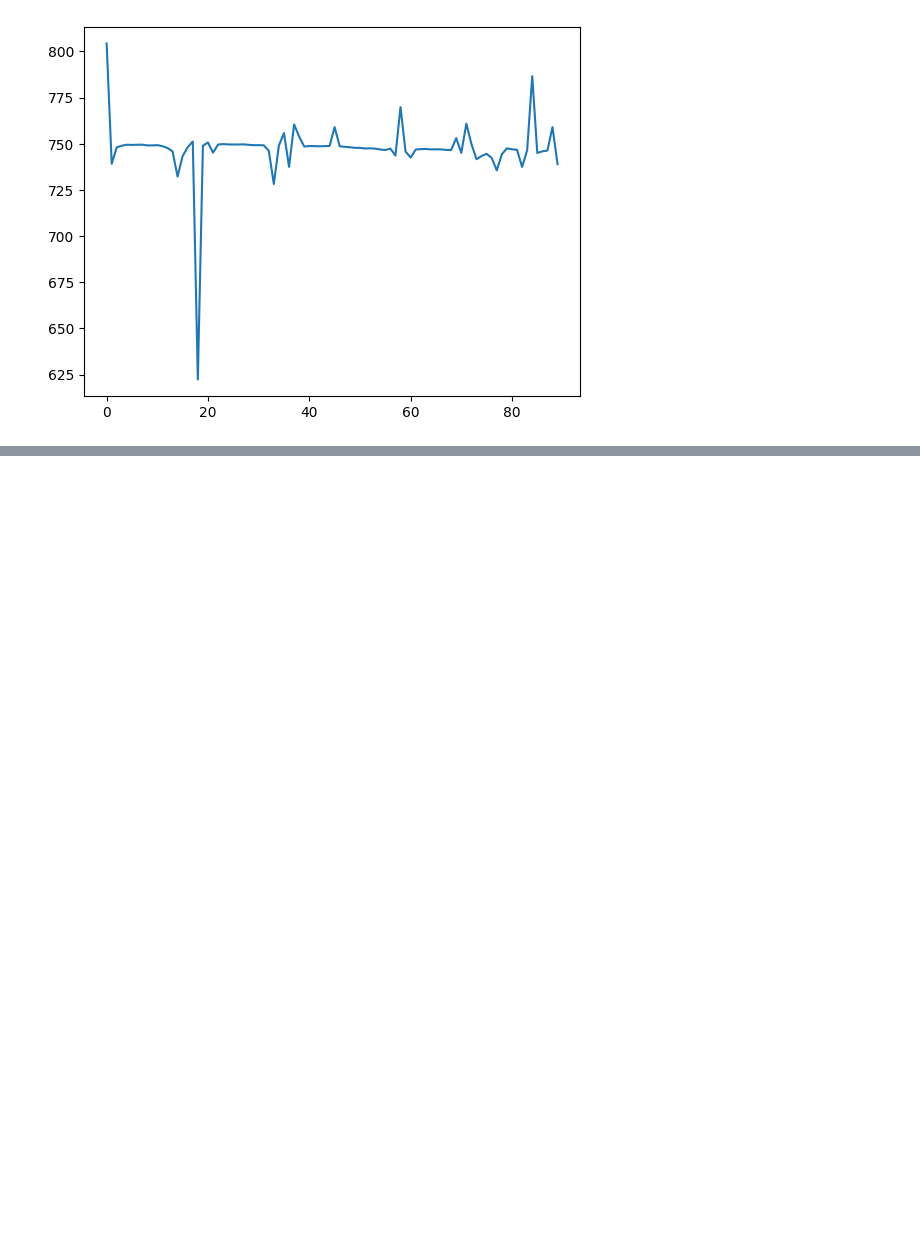
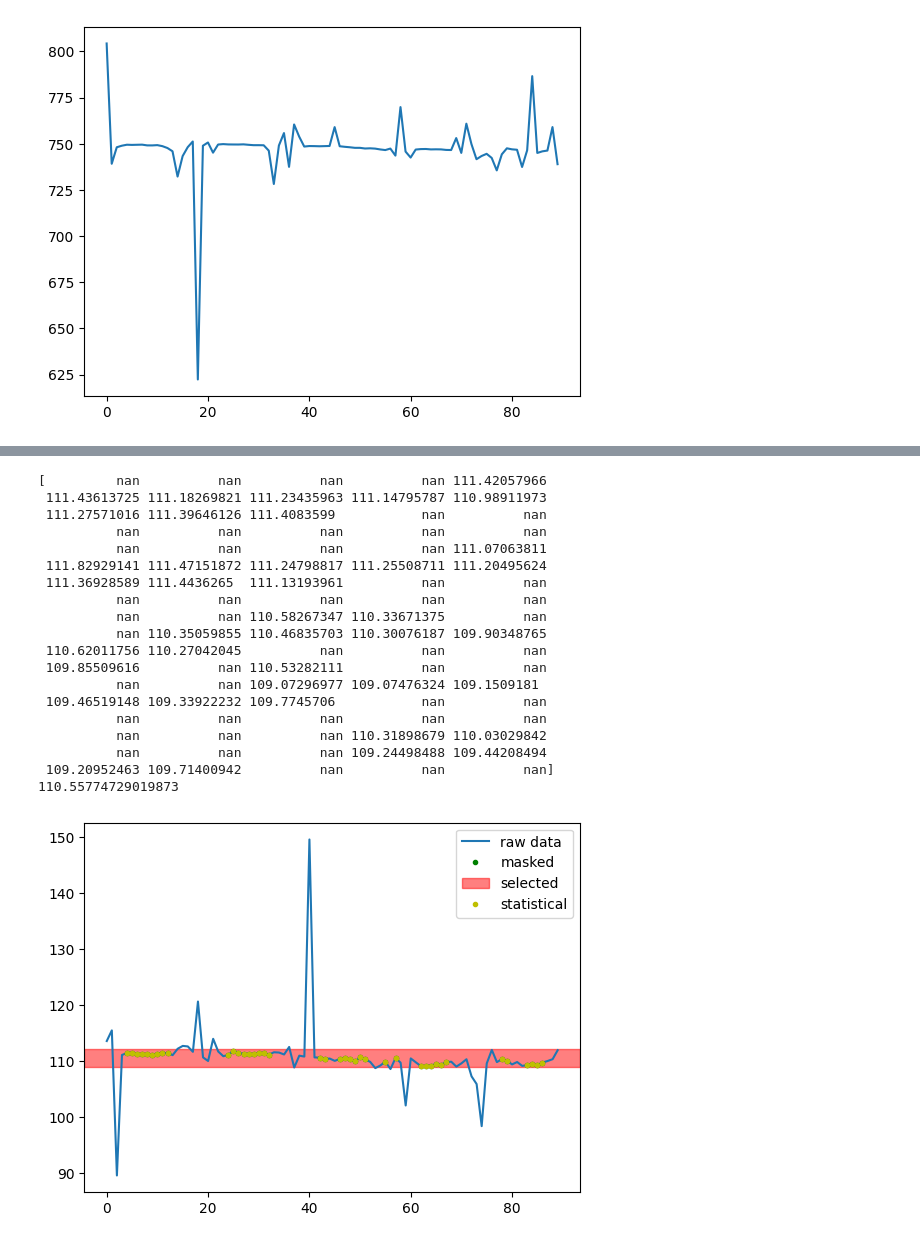
Before and after one commit to IStoleTheCookieJar/PipRedObs, a Jupyter notebook: TestingGround.ipynb, the cells around one changed output, grey strips where cells are left out. Saved outputs shown, nothing was run; the diff lists cells and outputs as text; code cells hidden in the pictures; blank space fills up the shorter version.

```diff
--- a/TestingGround.ipynb
+++ b/TestingGround.ipynb
@@ -460,0 +512,34 @@ plt.legend()
+# %%
+values = np.where((gaus_val>=8) & (gaus_val<=60),gaus_peak,np.NaN)
+center = np.nanmedian(values)
+std = np.nanstd(values)
+plt.plot(gaus_peak,label="raw data")
+plt.plot(values,'g.',label="masked")
+plt.axhspan(center+2*std,center-2*std, color='red', alpha=0.5,label="selected")
+values2 = np.where((values>=center-2*std)&(values<=center+2*std),values,np.NaN)
+center = np.nanmedian(values2)
+print(values2)
+print(center)
+plt.plot(values2,'y.',label="statistical")
+plt.legend();
+# %% [output]
+[         nan          nan          nan          nan 111.42057966
+ 111.43613725 111.18269821 111.23435963 111.14795787 110.98911973
+ 111.27571016 111.39646126 111.4083599           nan          nan
+          nan          nan          nan          nan          nan
+          nan          nan          nan          nan 111.07063811
+ 111.82929141 111.47151872 111.24798817 111.25508711 111.20495624
+ 111.36928589 111.4436265  111.13193961          nan          nan
+          nan          nan          nan          nan          nan
+          nan          nan 110.58267347 110.33671375          nan
+          nan 110.35059855 110.46835703 110.30076187 109.90348765
+ 110.62011756 110.27042045          nan          nan          nan
+ 109.85509616          nan 110.53282111          nan          nan
+          nan          nan 109.07296977 109.07476324 109.1509181
+ 109.46519148 109.33922232 109.7745706           nan          nan
+          nan          nan          nan          nan          nan
+          nan          nan          nan 110.31898679 110.03029842
+          nan          nan          nan 109.24498488 109.44208494
+ 109.20952463 109.71400942          nan          nan          nan]
+110.55774729019873
+[figure, added]
```
Also changed, not shown: parts of 38 cells of this notebook.
